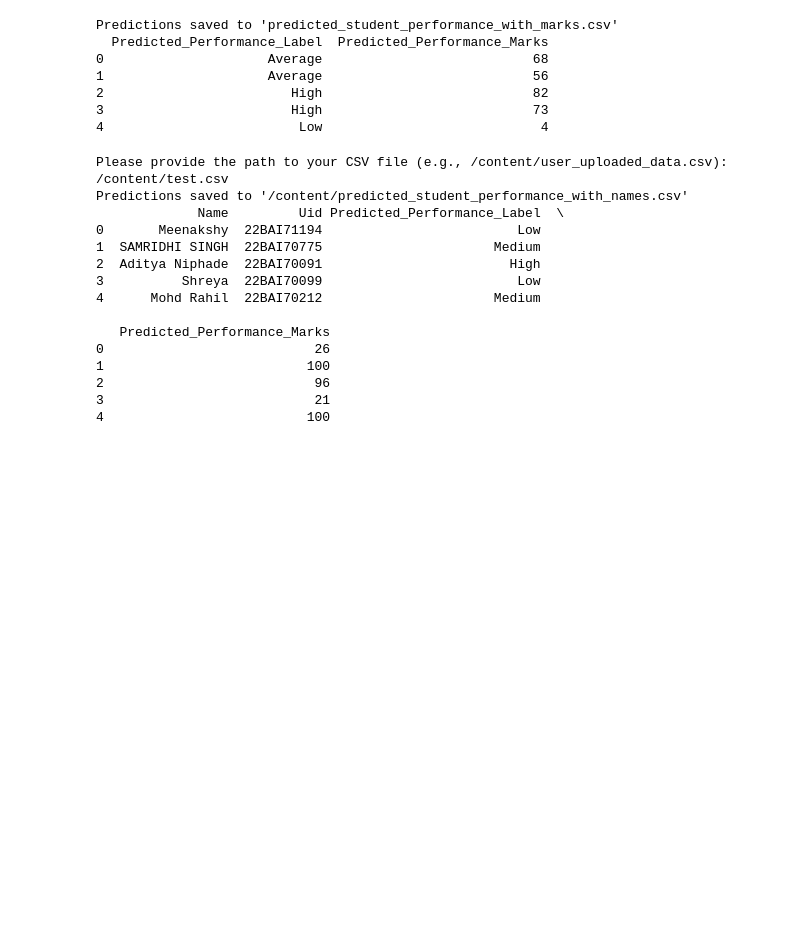
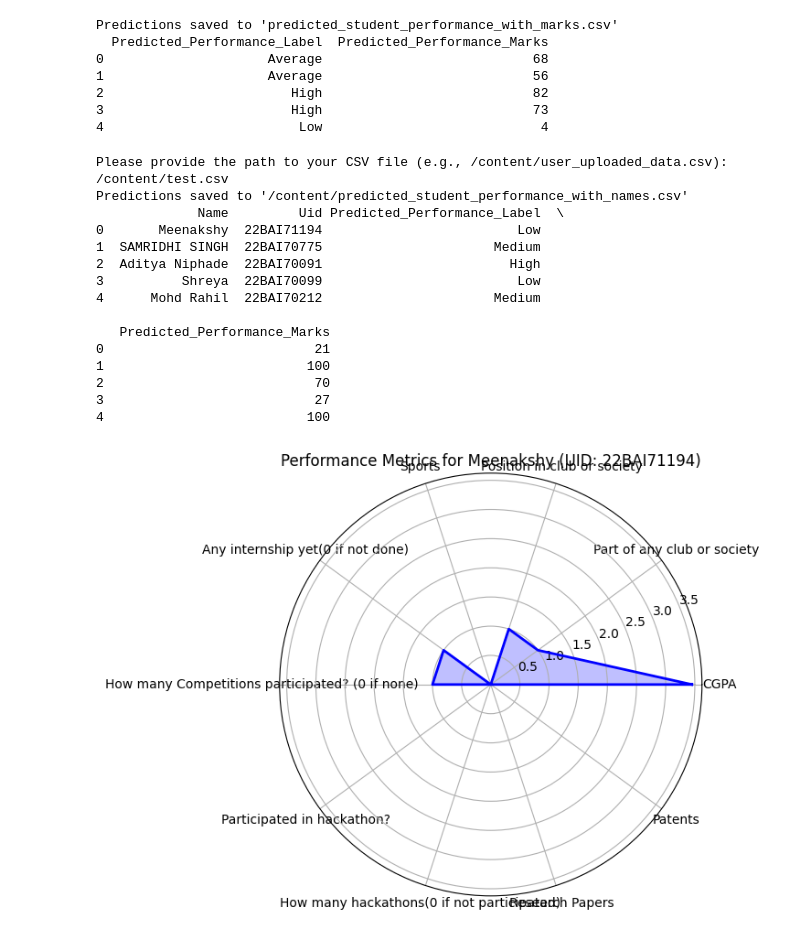
Before and after one commit to RohanRaghav/Student_performance, a Jupyter notebook: Randomforest_regression_student_performance.ipynb, the cells around one changed output. Cells and saved outputs as stored; diff of their text form; code cells hidden in the pictures; blank space fills up the shorter version.

```diff
--- a/Randomforest_regression_student_performance.ipynb
+++ b/Randomforest_regression_student_performance.ipynb
@@ -168,8 +168,9 @@ Predictions saved to 'predicted_student_performance_with_marks.csv'
 3                        High                           73
 4                         Low                            4
 # %%
+import matplotlib.pyplot as plt
+import numpy as np
 import pandas as pd
-import numpy as np
 import joblib
 
 # Load the saved model
@@ -184,77 +185,107 @@ input_df = pd.read_csv(csv_path)
 # Extract 'Name' and 'UID' columns for later
 names_uids = input_df[['Name', 'Uid']]
 
-# Categorical mappings (same as your training phase)
+# Categorical mappings
 club_map = {'None': 0, 'Club': 1, 'Society': 2, 'Both': 3, '*': np.nan}
-position_map = {
-    'Not a part': 0, 'Intern': 1, 'Co-executive': 2, 'Executive': 3, 'Director': 4,
-    'Treasurer': 5, 'Joint-secretary': 6, 'Secretary': 7, 'Student advisor': 8
-}
+position_map = {'Not a part': 0, 'Intern': 1, 'Co-executive': 2, 'Executive': 3, 'Director': 4,
+                'Treasurer': 5, 'Joint-secretary': 6, 'Secretary': 7, 'Student advisor': 8}
 sports_map = {'True': 1, 'False': 0}
 hackathon_map = {'Yes': 1, 'No': 0}
 
-# Apply the mappings to transform categorical data into numeric values
+# Apply mappings
 input_df['Part of any club or society'] = input_df['Part of any club or society'].map(club_map).fillna(0)
 input_df['Position in club or society'] = input_df['Position in club or society'].map(position_map).fillna(0)
 input_df['Sports'] = input_df['Sports'].map(sports_map)
 input_df['Participated in hackathon?'] = input_df['Participated in hackathon?'].map(hackathon_map)
 
-# Select only the numeric columns for prediction (ignores Name, UID, etc.)
+# Select only numeric columns for prediction
 X_input = input_df.select_dtypes(include=[np.number])
 
-# Handle any missing values
+# Handle missing values
 X_input.fillna(0, inplace=True)
 
-# Predict performance class using the trained model
+# Predict performance class
 predicted_classes = model.predict(X_input)
 
-# Map the predicted class integers back to performance labels
+# Map predictions
 performance_labels = {0: 'Low', 1: 'Medium', 2: 'High'}
 predicted_labels = [performance_labels.get(c, 'Unknown') for c in predicted_classes]
 
 # Swap "High" and "Low"
 swapped_labels = ['Low' if label == 'High' else 'High' if label == 'Low' else label for label in predicted_labels]
 
-# Assign marks based on swapped performance labels
-performance_to_marks = {
-    'High': (0, 40),
-    'Average': (41, 70),
-    'Low': (71, 100),
-}
+# Assign marks
+performance_to_marks = {'High': (0, 40), 'Average': (41, 70), 'Low': (71, 100)}
 
 def assign_marks(label):
     low, high = performance_to_marks.get(label, (0, 0))
     return np.random.randint(low, high + 1)
 
 predicted_marks = [assign_marks(label) for label in swapped_labels]
 
 # Subtract marks from 100
 adjusted_marks = [100 - mark for mark in predicted_marks]
 
-# Create output DataFrame containing Name, UID, Performance Label, and Marks
+# Save results
 output_df = names_uids.copy()
 output_df['Predicted_Performance_Label'] = swapped_labels
 output_df['Predicted_Performance_Marks'] = adjusted_marks
 
-# Save the output DataFrame as a CSV file
 output_path = '/content/predicted_student_performance_with_names.csv'
 output_df.to_csv(output_path, index=False)
 
 print(f"Predictions saved to '{output_path}'")
 print(output_df.head())
+
+# Spider Chart Function
+def plot_radar_chart(student_data, student_name, student_uid):
+    labels = list(student_data.index)
+    values = student_data.values
+
+    # Apply special conditions
+    if 'Sports' in student_data and student_data['Sports'] == 1:
+        student_data['Sports'] = max(values)  # Set to max value
+
+    if 'Participated in hackathon?' in student_data and student_data['Participated in hackathon?'] == 1:
+        if 'Number of Hackathons' in student_data and student_data['Number of Hackathons'] > 3:
+            student_data['Number of Hackathons'] = max(values)  # Plot as max
+
+    if 'CGPA' in student_data:
+        student_data['CGPA'] /= 2  # Scale down CGPA
+
+    values = student_data.values
+    num_vars = len(labels)
+
+    angles = np.linspace(0, 2 * np.pi, num_vars, endpoint=False).tolist()
+    values = np.concatenate((values, [values[0]]))  # Close the loop
+    angles += angles[:1]
+
+    fig, ax = plt.subplots(figsize=(6, 6), subplot_kw=dict(polar=True))
+    ax.fill(angles, values, color='b', alpha=0.25)
+    ax.plot(angles, values, color='b', linewidth=2)
+    ax.set_xticks(angles[:-1])
+    ax.set_xticklabels(labels, fontsize=10)
+
+    plt.title(f"Performance Metrics for {student_name} (UID: {student_uid})", fontsize=12)
+    plt.show()
+
+# Generate spider chart for each student
+for index, row in X_input.iterrows():
+    plot_radar_chart(row, names_uids.iloc[index]['Name'], names_uids.iloc[index]['Uid'])
 # %% [output]
 Please provide the path to your CSV file (e.g., /content/user_uploaded_data.csv): /content/test.csv
 Predictions saved to '/content/predicted_student_performance_with_names.csv'
              Name         Uid Predicted_Performance_Label  \
 0       Meenakshy  22BAI71194                         Low
 1  SAMRIDHI SINGH  22BAI70775                      Medium
 2  Aditya Niphade  22BAI70091                        High
 3          Shreya  22BAI70099                         Low
 4      Mohd Rahil  22BAI70212                      Medium
 
    Predicted_Performance_Marks
-0                           26
+0                           21
 1                          100
-2                           96
-3                           21
+2                           70
+3                           27
 4                          100
+[figure, added]
```
Also changed, not shown: parts of 1 cell of this notebook.
